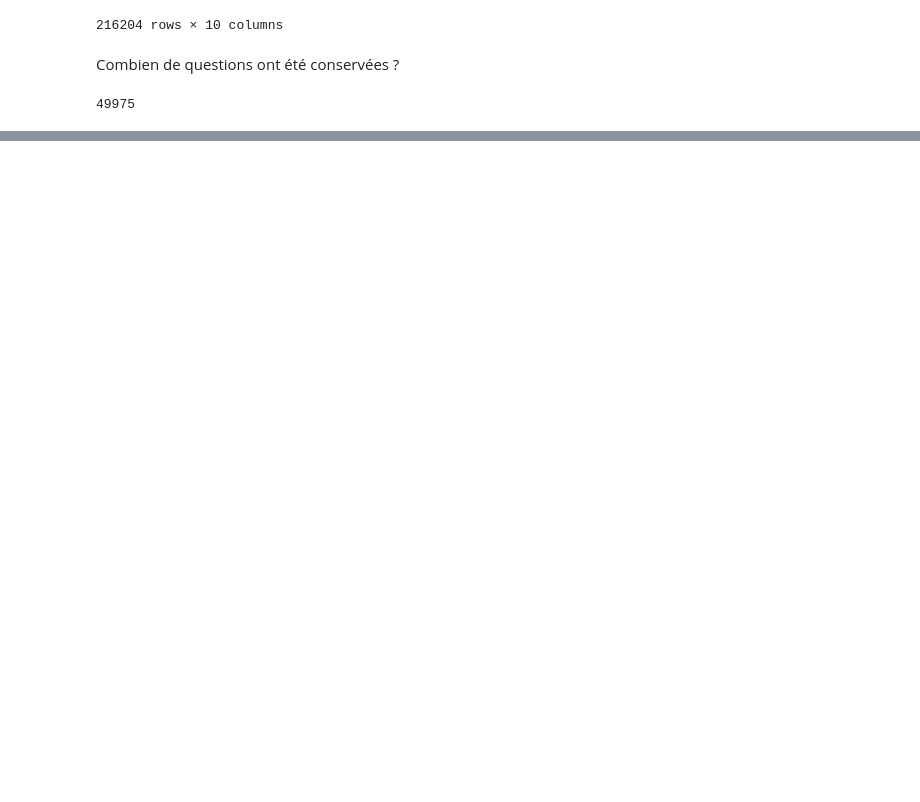
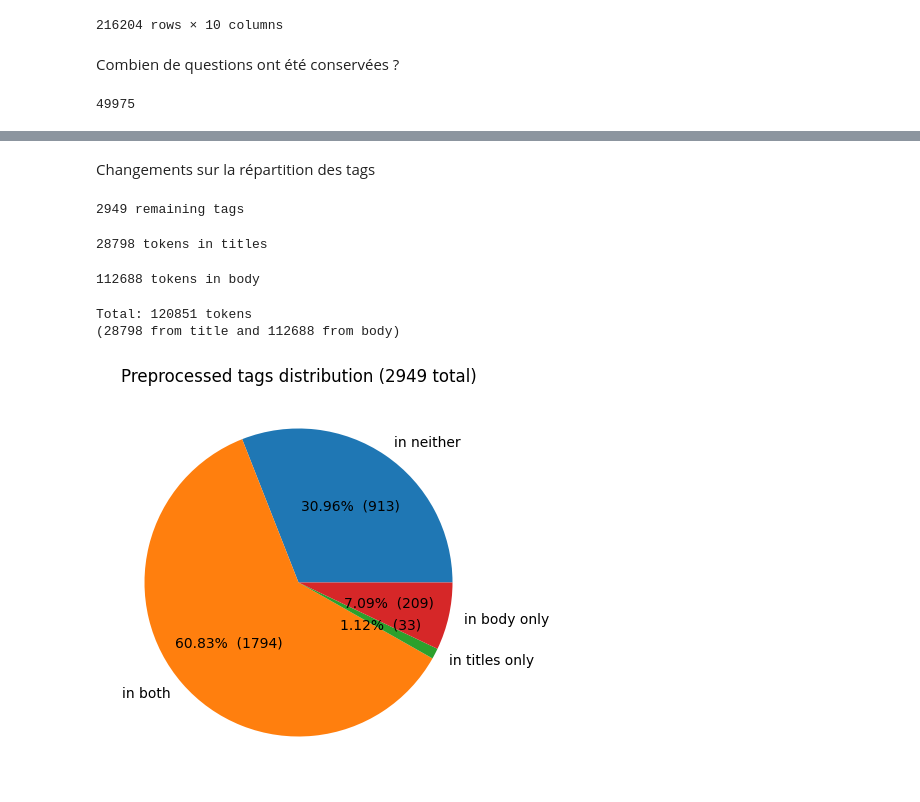
Before and after one commit to sycod/OC_P5_SoF, a Jupyter notebook: 1_EDA.ipynb, the cells around one changed output, grey strips where cells are left out. Saved outputs shown, nothing was run; the diff lists cells and outputs as text; code cells hidden in the pictures; blank space fills up the shorter version.

```diff
--- a/1_EDA.ipynb
+++ b/1_EDA.ipynb
@@ -1061,0 +1062,51 @@ Il y a donc une **amélioration conséquente de la qualité des données**.
+# %% [markdown]
+Changements sur la répartition des tags
+# %%
+tags_pp = set()
+df_pp["Tags"].apply(lambda x: tags_pp.add(x))
+print(len(tags_pp), "remaining tags")
+# %% [output]
+2949 remaining tags
+# %%
+title_vocab_pp = set()
+df_pp["title_bow"].apply(lambda x: title_vocab_pp.update(set(x.split(" "))))
+title_vocab_pp.discard("")
+print(len(title_vocab_pp), "tokens in titles")
+# %% [output]
+28798 tokens in titles
+# %%
+body_vocab_pp = set()
+df_pp["body_bow"].apply(lambda x: body_vocab_pp.update(set(x.split(" "))))
+body_vocab_pp.discard("")
+print(len(body_vocab_pp), "tokens in body")
+# %% [output]
+112688 tokens in body
+# %%
+corpus_vocab_pp = title_vocab_pp | body_vocab_pp
+print(
+    f"Total: {len(corpus_vocab_pp)} tokens\n({len(title_vocab_pp)} from title and {len(body_vocab_pp)} from body)"
+)
+# %% [output]
+Total: 120851 tokens
+(28798 from title and 112688 from body)
+# %%
+missing_tags_pp = tags_pp - corpus_vocab_pp
+
+x = [
+    len(missing_tags_pp),
+    len((tags_pp & title_vocab_pp) & body_vocab_pp),
+    len((tags_pp & title_vocab_pp) - body_vocab_pp),
+    len((tags_pp & body_vocab_pp) - title_vocab_pp),
+]
+
+plt.figure(figsize=(5, 5))
+plt.title(f"Preprocessed tags distribution ({len(tags_pp)} total)")
+plt.pie(
+    x,
+    labels=["in neither", "in both", "in titles only", "in body only"],
+    autopct=make_autopct(x),
+)
+
+plt.show()
+# %% [output]
+[figure, added]
```
Also changed, not shown: parts of 12 cells of this notebook, 1 other file.
